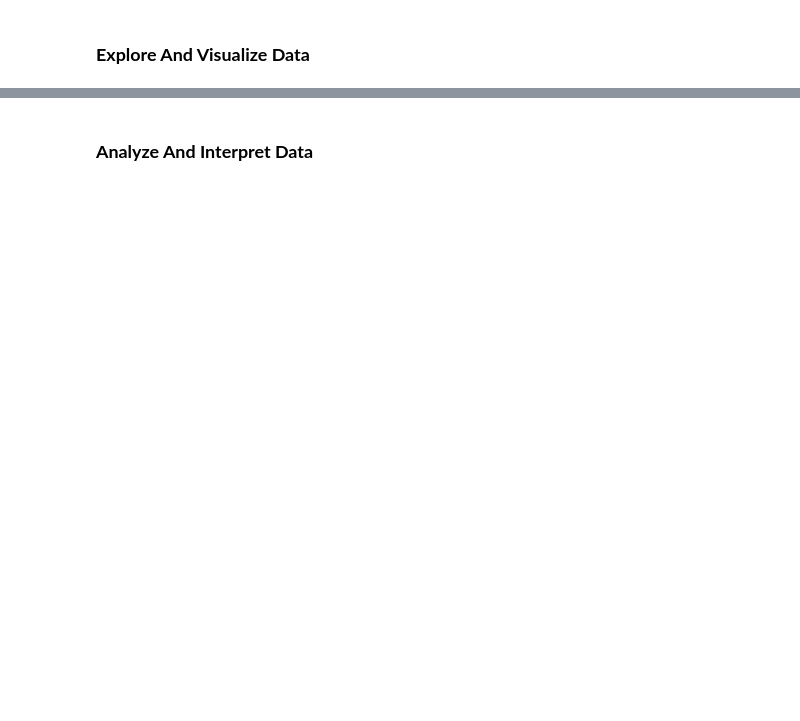
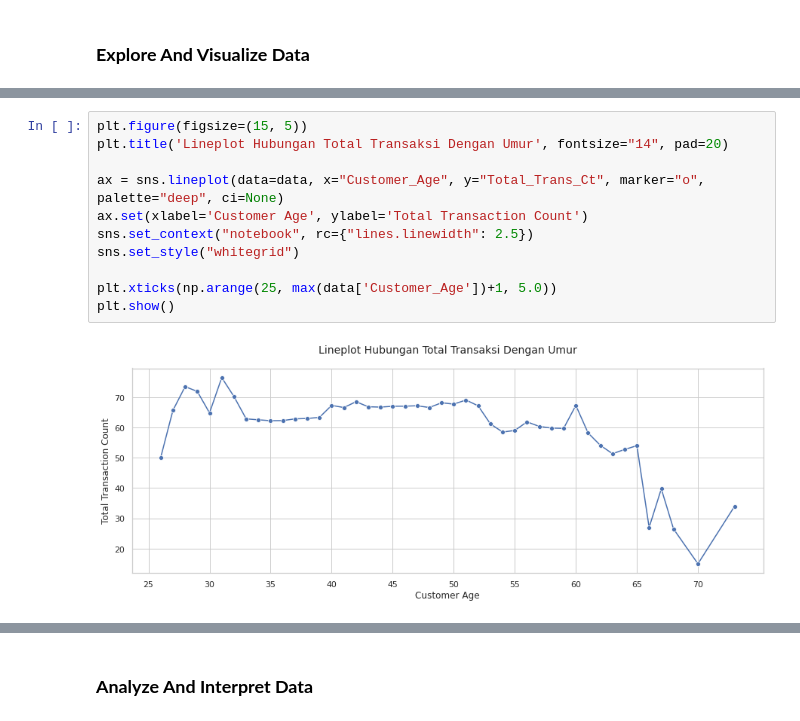
Before and after one commit to Naufaal-HL/Tugas-Besar-Statistika-Credit-Card-Exploration-Data-Mining, a Jupyter notebook: Tubes_Statistika.ipynb, the cells around one changed output, grey strips where cells are left out. Cells and saved outputs as stored; diff of their text form; blank space fills up the shorter version.

```diff
--- a/Tubes_Statistika.ipynb
+++ b/Tubes_Statistika.ipynb
@@ -169,0 +197,13 @@ data.describe()
+# %%
+plt.figure(figsize=(15, 5))
+plt.title('Lineplot Hubungan Total Transaksi Dengan Umur', fontsize="14", pad=20)
+
+ax = sns.lineplot(data=data, x="Customer_Age", y="Total_Trans_Ct", marker="o", palette="deep", ci=None)
+ax.set(xlabel='Customer Age', ylabel='Total Transaction Count')
+sns.set_context("notebook", rc={"lines.linewidth": 2.5})
+sns.set_style("whitegrid")
+
+plt.xticks(np.arange(25, max(data['Customer_Age'])+1, 5.0))
+plt.show()
+# %% [output]
+[figure, added]
```
Also changed, not shown: parts of 5 cells of this notebook.
